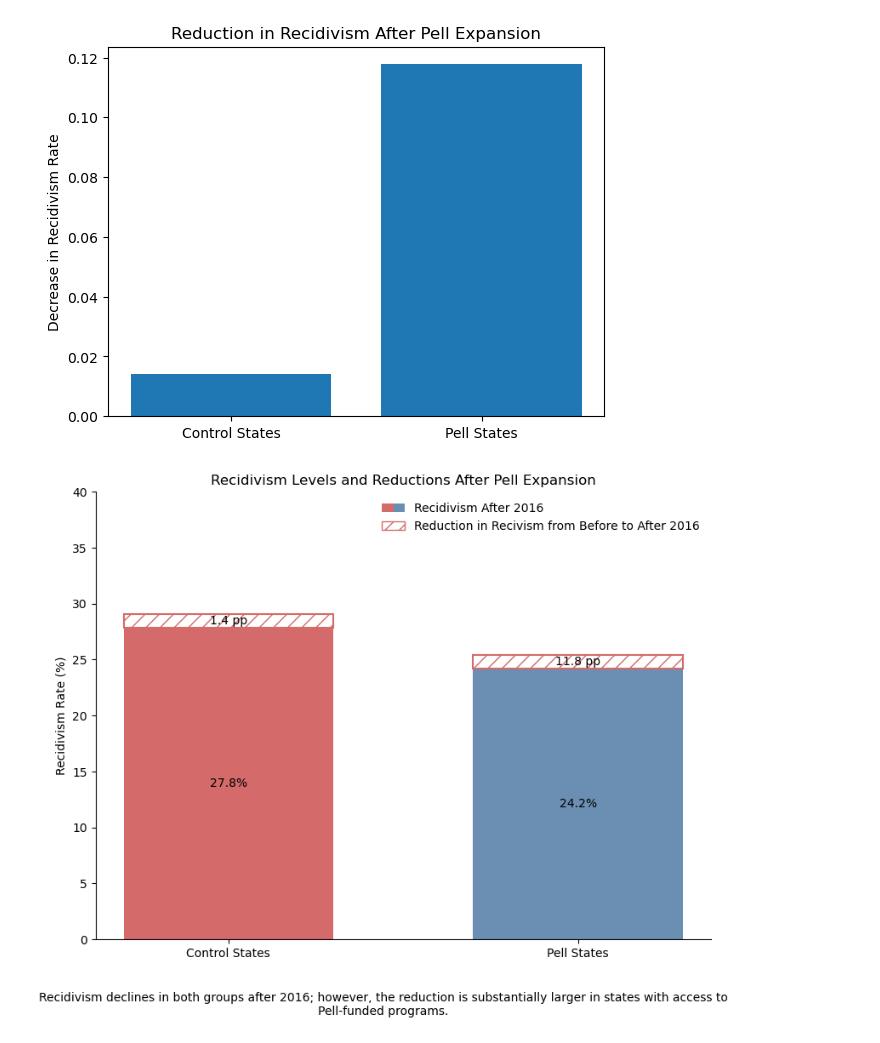
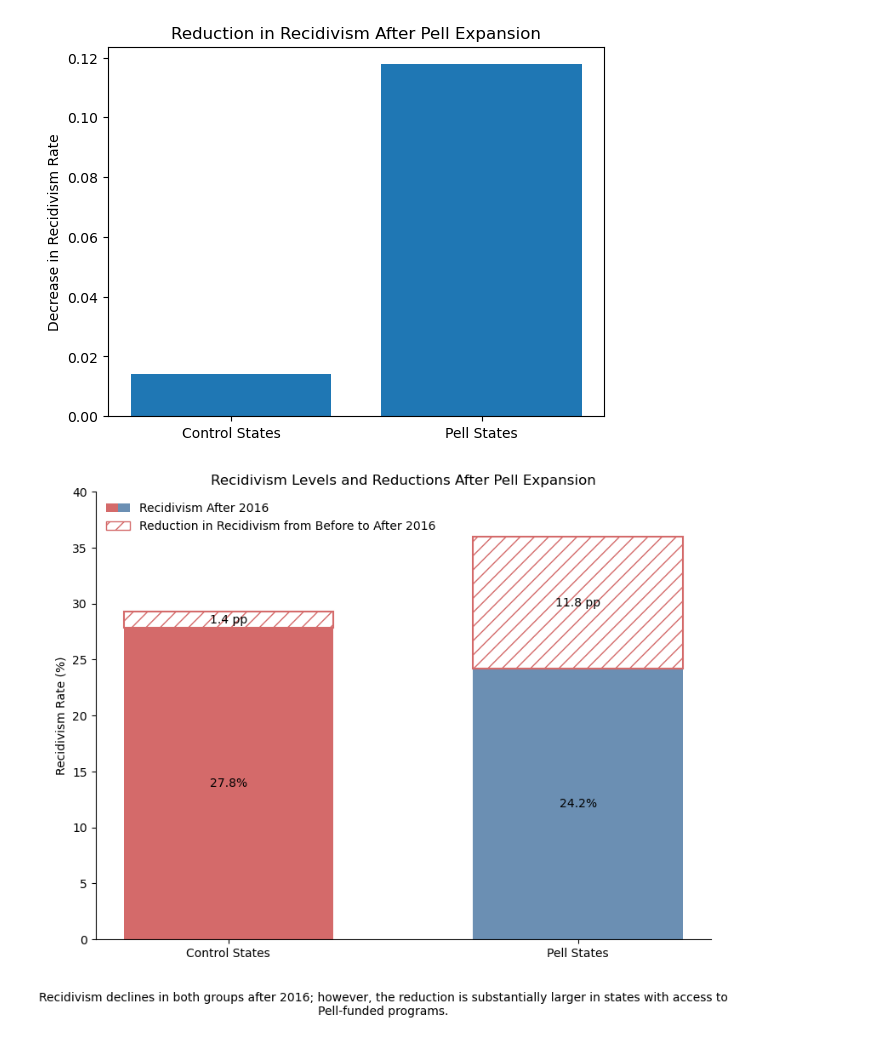
Before and after one commit to TeaTafaj/Recidivism-Education, a Jupyter notebook: 02_DID_regression.ipynb, the cells around one changed output. Saved outputs shown, nothing was run; the diff lists cells and outputs as text; code cells hidden in the pictures.

```diff
--- a/02_DID_regression.ipynb
+++ b/02_DID_regression.ipynb
@@ -563,60 +563,53 @@ from matplotlib.patches import Patch, Rectangle
 from matplotlib.legend_handler import HandlerBase
 
 
-# ---- Custom legend handler for half red / half blue ----
 class HandlerHalfAndHalf(HandlerBase):
     def create_artists(
         self, legend, orig_handle, x0, y0, width, height, fontsize, trans
     ):
-
-        red = orig_handle[0]
-        blue = orig_handle[1]
-
         left = Rectangle(
-            (x0, y0), width / 2, height, facecolor=red.get_facecolor(), transform=trans
+            (x0, y0),
+            width / 2,
+            height,
+            facecolor=orig_handle[0].get_facecolor(),
+            transform=trans,
         )
-
         right = Rectangle(
             (x0 + width / 2, y0),
             width / 2,
             height,
-            facecolor=blue.get_facecolor(),
+            facecolor=orig_handle[1].get_facecolor(),
             transform=trans,
         )
-
         return [left, right]
 
 
-# ---- Data (convert to %) ----
-pre_control = 0.292563 * 100
-post_control = 0.278422 * 100
+# data in %
+pre_control = 29.2563
+post_control = 27.8422
 
-pre_treated = 0.359699 * 100
-post_treated = 0.241961 * 100
+pre_pell = 35.9699
+post_pell = 24.1961
 
-# Drops
-control_drop = pre_control - post_control
-treated_drop = pre_treated - post_treated
+control_drop = pre_control - post_control  # 1.4 pp
+pell_drop = pre_pell - post_pell  # 11.8 pp
 
+x = np.arange(2)
 labels = ["Control States", "Pell States"]
-x = np.arange(len(labels))
 
-# ---- Colors ----
 red = "#d46a6a"
 blue = "#6b8fb3"
 
 plt.figure(figsize=(8, 6))
 
-# ---- MAIN BARS ----
+# post bars
 plt.bar(x[0], post_control, color=red, width=0.6)
-plt.bar(x[1], post_treated, color=blue, width=0.6)
+plt.bar(x[1], post_pell, color=blue, width=0.6)
 
-# ---- REDUCTION CAPS ----
-cap_height = 1.2  # visual cap
-
+# actual drop overlays
 plt.bar(
     x[0],
-    cap_height,
+    control_drop,
     bottom=post_control,
     width=0.6,
     hatch="//",
@@ -624,11 +617,10 @@ plt.bar(
     color="none",
     linewidth=1.5,
 )
-
 plt.bar(
     x[1],
-    cap_height,
-    bottom=post_treated,
+    pell_drop,
+    bottom=post_pell,
     width=0.6,
     hatch="//",
     edgecolor=red,
@@ -636,63 +628,47 @@ plt.bar(
     linewidth=1.5,
 )
 
-# ---- LABELS ----
+# labels
 plt.text(x[0], post_control / 2, f"{post_control:.1f}%", ha="center", va="center")
-plt.text(x[1], post_treated / 2, f"{post_treated:.1f}%", ha="center", va="center")
+plt.text(x[1], post_pell / 2, f"{post_pell:.1f}%", ha="center", va="center")
 
 plt.text(
     x[0],
-    post_control + cap_height / 2,
+    post_control + control_drop / 2,
     f"{control_drop:.1f} pp",
     ha="center",
     va="center",
 )
 plt.text(
-    x[1],
-    post_treated + cap_height / 2,
-    f"{treated_drop:.1f} pp",
-    ha="center",
-    va="center",
+    x[1], post_pell + pell_drop / 2, f"{pell_drop:.1f} pp", ha="center", va="center"
 )
 
-# ---- AXIS ----
 plt.xticks(x, labels)
 plt.ylabel("Recidivism Rate (%)")
 plt.title("Recidivism Levels and Reductions After Pell Expansion")
-
 plt.ylim(0, 40)
 
-# ---- CLEAN STYLE ----
 for spine in ["top", "right"]:
     plt.gca().spines[spine].set_visible(False)
 
-# ---- LEGEND (half red / half blue) ----
 recid_handle = (Patch(facecolor=red), Patch(facecolor=blue))
-
-reduction_handle = Patch(
-    facecolor="none",
-    edgecolor=red,
-    hatch="//",
-    label="Reduction from Before to After 2016",
-)
+reduction_handle = Patch(facecolor="none", edgecolor=red, hatch="//")
 
 plt.legend(
     [recid_handle, reduction_handle],
-    ["Recidivism After 2016", "Reduction in Recivism from Before to After 2016"],
+    ["Recidivism After 2016", "Reduction in Recidivism from Before to After 2016"],
     handler_map={tuple: HandlerHalfAndHalf()},
     frameon=False,
 )
 
-# ---- CAPTION ----
 caption = (
     "Recidivism declines in both groups after 2016; however, the reduction is substantially "
     "larger in states with access to Pell-funded programs."
 )
-
 plt.figtext(0.5, -0.08, caption, wrap=True, ha="center")
 
 plt.tight_layout()
-plt.savefig("pell_plot_final.png", dpi=300, bbox_inches="tight")
+plt.savefig("pell_plot_05.png", dpi=300, bbox_inches="tight")
 plt.show()
 # %% [output]
-[figure, old version]
+[figure, new version]
```
Also changed, not shown: 1 other file.
